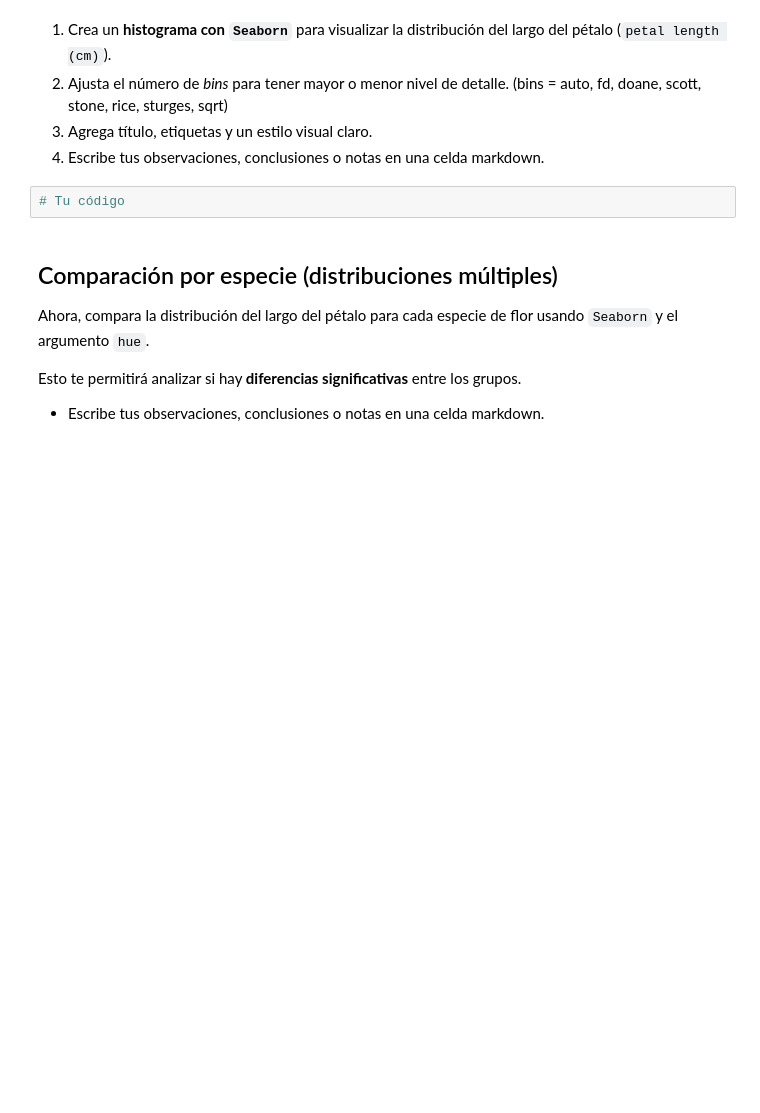
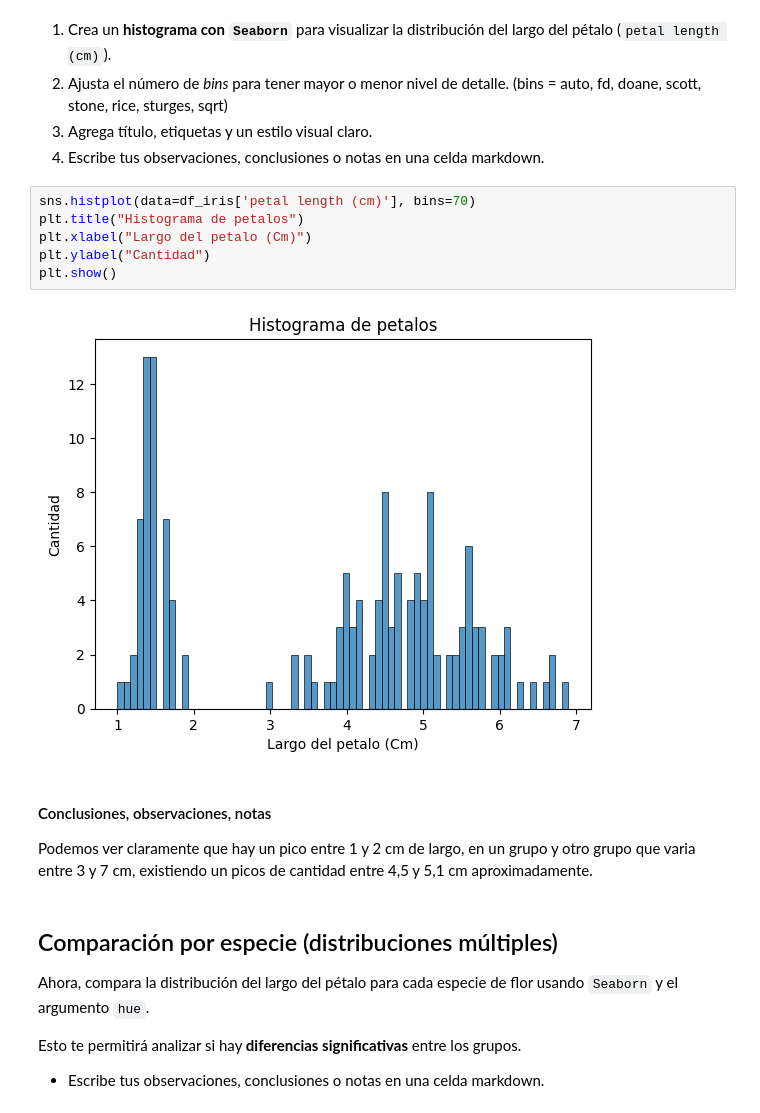
Before and after one commit to 4GeeksAcademy/AnthonnyMal-visualizacion, a Jupyter notebook: notebook/03-project-visualization.ipynb, the cells around one changed output. Drawn from its saved outputs; the diff is of its cells as text; blank space fills up the shorter version.

```diff
--- a/notebook/03-project-visualization.ipynb
+++ b/notebook/03-project-visualization.ipynb
@@ -222,7 +252,17 @@ df_iris.head()
 3. Agrega título, etiquetas y un estilo visual claro.
 4. Escribe tus observaciones, conclusiones o notas en una celda markdown.
 # %%
-# Tu código
+sns.histplot(data=df_iris['petal length (cm)'], bins=70)
+plt.title("Histograma de petalos")
+plt.xlabel("Largo del petalo (Cm)")
+plt.ylabel("Cantidad")
+plt.show()
+# %% [output]
+[figure, added]
+# %% [markdown]
+#### Conclusiones, observaciones, notas
+
+Podemos ver claramente que hay un pico entre 1 y 2 cm de largo, en un grupo y otro grupo que varia entre 3 y 7 cm, existiendo un picos de cantidad entre 4,5 y 5,1 cm aproximadamente.
 # %% [markdown]
 ## Comparación por especie (distribuciones múltiples)
 
```
Also changed, not shown: parts of 11 cells of this notebook.
